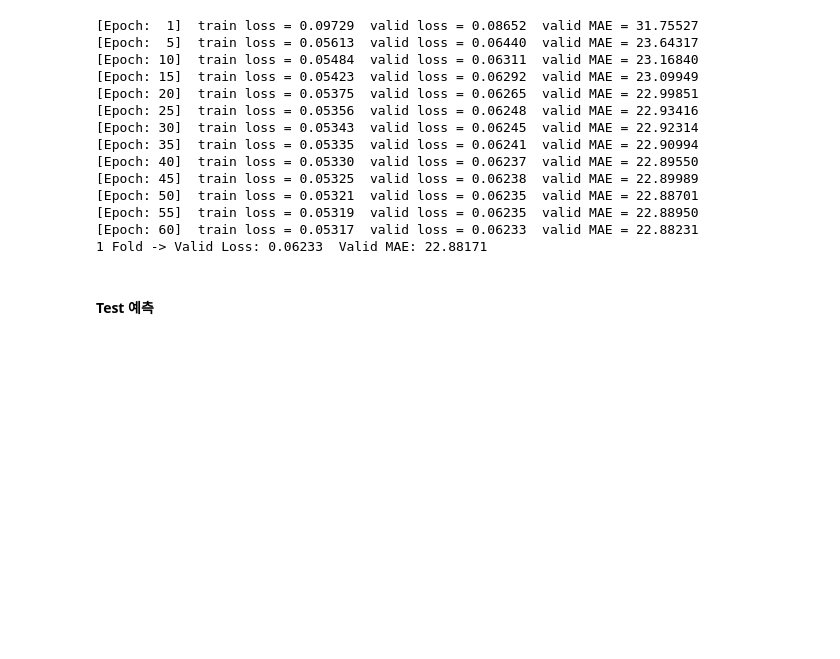
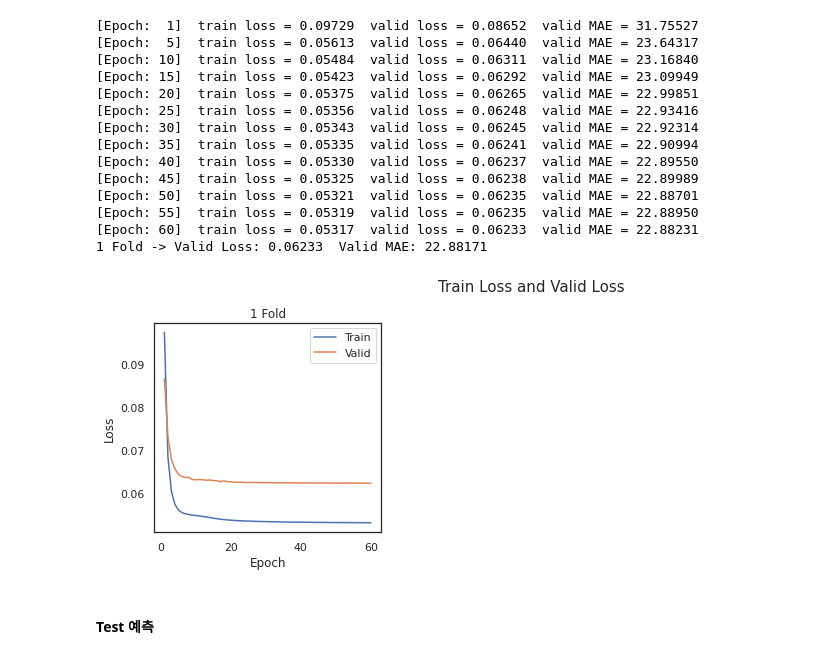
Before and after one commit to Jaesu26/aifactory-water-demand-forecasting, a Jupyter notebook: 2022-12-01-농촌지역-수돗물-수요예측.ipynb, the cells around one changed output. Saved outputs shown, nothing was run; the diff lists cells and outputs as text; code cells hidden in the pictures; blank space fills up the shorter version.

```diff
--- a/2022-12-01-농촌지역-수돗물-수요예측.ipynb
+++ b/2022-12-01-농촌지역-수돗물-수요예측.ipynb
@@ -1139,6 +1139,10 @@ model, fold_train_losses_per_epoch, fold_valid_losses_per_epoch = holdout_valida
 [Epoch: 55]  train loss = 0.05319  valid loss = 0.06235  valid MAE = 22.88950
 [Epoch: 60]  train loss = 0.05317  valid loss = 0.06233  valid MAE = 22.88231
 1 Fold -> Valid Loss: 0.06233  Valid MAE: 22.88171
+# %%
+show_loss_plot(fold_train_losses_per_epoch, fold_valid_losses_per_epoch)
+# %% [output]
+[figure, added]
 # %% [markdown]
 #### Test 예측
 # %%
```
